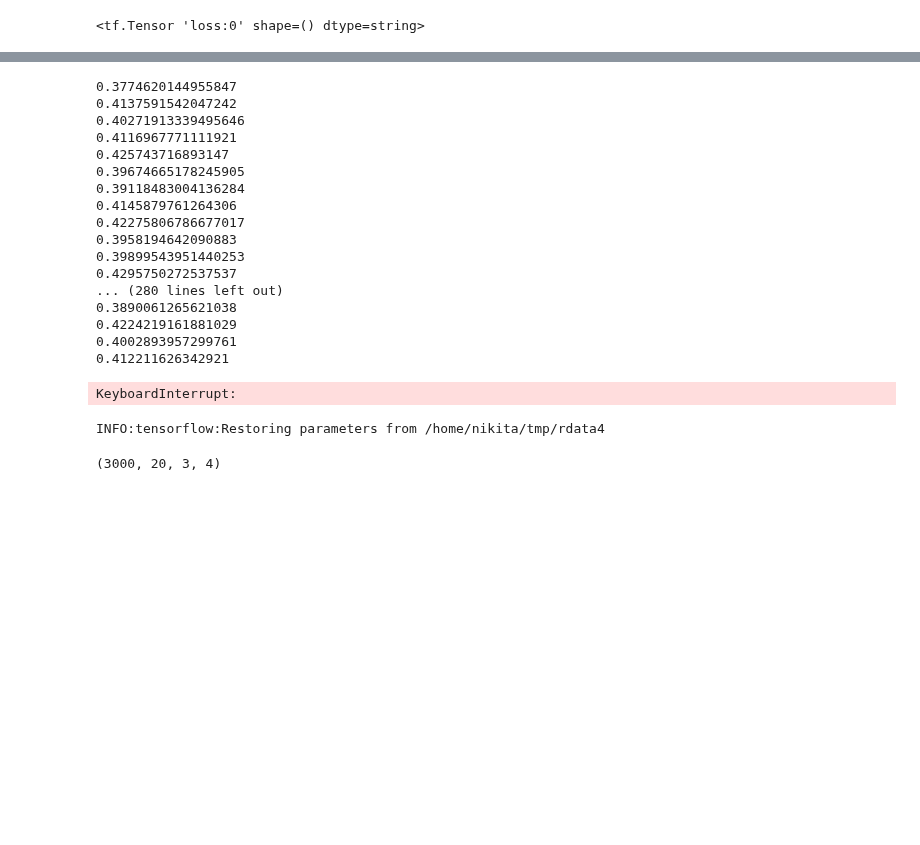
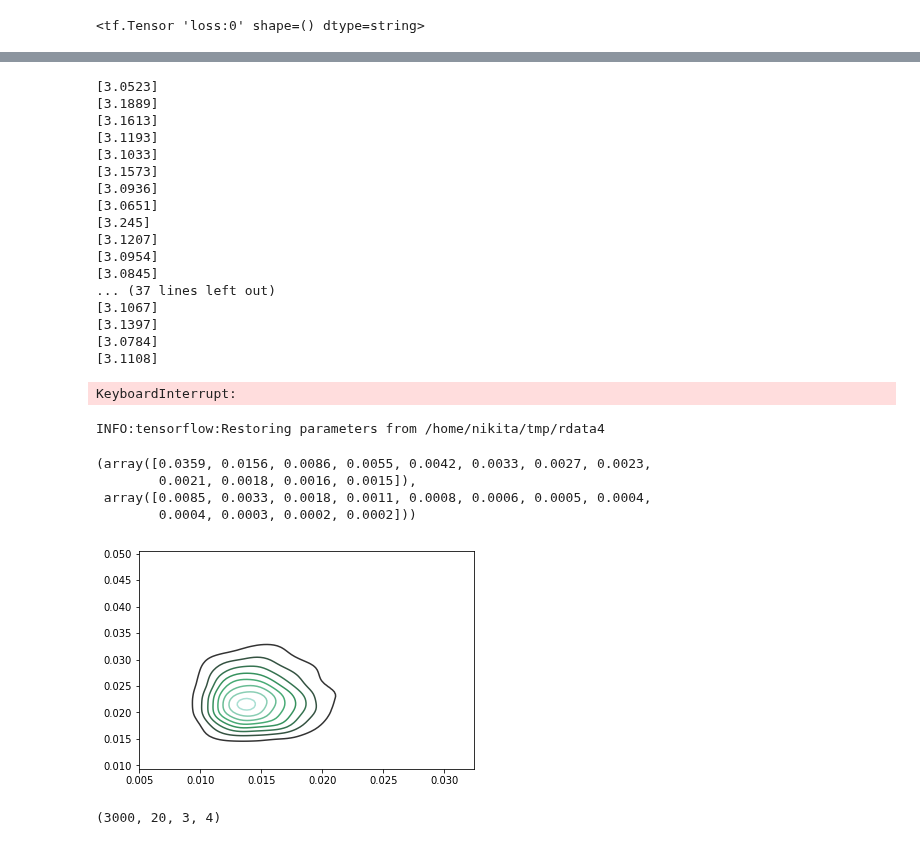
Before and after one commit to npetrenko/real_nvp, a Jupyter notebook: random_walk_no_cov_regr_aux-real_data-ar-var-stoch-cov-Copy1.ipynb, the cells around one changed output, grey strips where cells are left out. Cells and saved outputs as stored; diff of their text form; code cells hidden in the pictures; blank space fills up the shorter version.

```diff
--- a/random_walk_no_cov_regr_aux-real_data-ar-var-stoch-cov-Copy1.ipynb
+++ b/random_walk_no_cov_regr_aux-real_data-ar-var-stoch-cov-Copy1.ipynb
@@ -116,31 +117,31 @@ np.set_printoptions(precision=4)
 # writer = tf.summary.FileWriter('/tmp/tfdbg')
 # %%
 %%time
-for _ in range(50000):
-    for _ in range(400):
+for _ in range(100):
+    for _ in range(1000):
         l, _ = sess.run([loss,opt], {phase:True})
     print(l)
 #     print(PWalk.inverse_sigma.eval()[:3,:3])
 #     print('\n')
 #     writer.add_summary(all_sum.eval())
 # %% [output]
-0.3774620144955847
-0.4137591542047242
-0.40271913339495646
-0.4116967771111921
-0.425743716893147
-0.39674665178245905
-0.39118483004136284
-0.4145879761264306
-0.42275806786677017
-0.3958194642090883
-0.39899543951440253
-0.4295750272537537
-... (280 lines left out)
-0.3890061265621038
-0.4224219161881029
-0.4002893957299761
-0.412211626342921
+[3.0523]
+[3.1889]
+[3.1613]
+[3.1193]
+[3.1033]
+[3.1573]
+[3.0936]
+[3.0651]
+[3.245]
+[3.1207]
+[3.0954]
+[3.0845]
+... (37 lines left out)
+[3.1067]
+[3.1397]
+[3.0784]
+[3.1108]
 KeyboardInterrupt:
 # %%
 # saver = tf.train.Saver()
@@ -158,8 +159,15 @@ INFO:tensorflow:Restoring parameters from /home/nikita/tmp/rdata4
 # %%
-# np.mean(ss, axis=0), np.std(ss, axis=0)
+np.mean(ss, axis=0), np.std(ss, axis=0)
+# %% [output]
+(array([0.0359, 0.0156, 0.0086, 0.0055, 0.0042, 0.0033, 0.0027, 0.0023,
+        0.0021, 0.0018, 0.0016, 0.0015]),
+ array([0.0085, 0.0033, 0.0018, 0.0011, 0.0008, 0.0006, 0.0005, 0.0004,
+        0.0004, 0.0003, 0.0002, 0.0002]))
 # %%
-# sns.kdeplot(ss[:,1], ss[:,0])
-# plt.show()
+sns.kdeplot(ss[:,1], ss[:,0])
+plt.show()
+# %% [output]
+[figure, added]
 # %%
 out = tf.reshape(outputs, [n, dim[0], dim[1]])
 # %%
```
Also changed, not shown: parts of 10 cells of this notebook, 1 other file.
